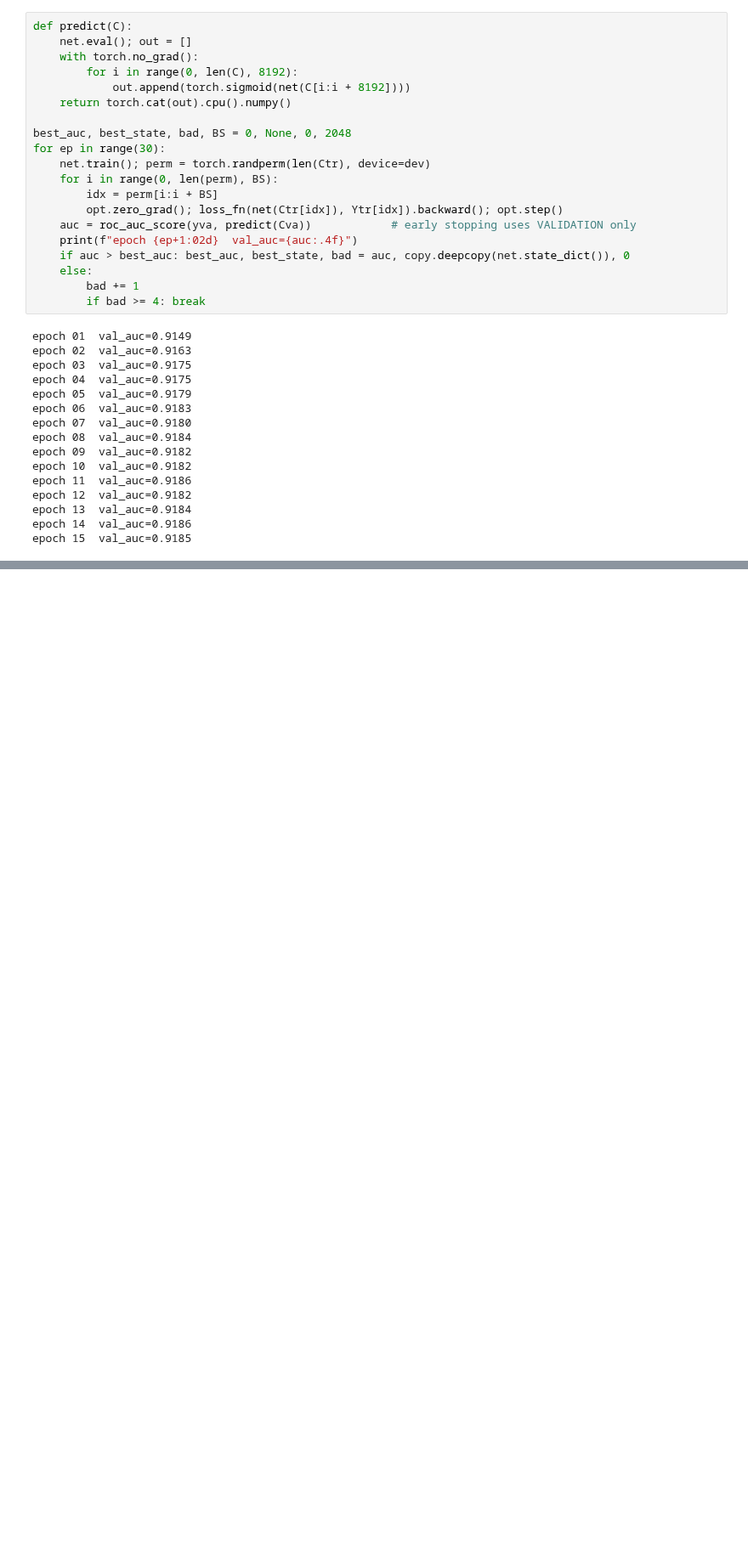
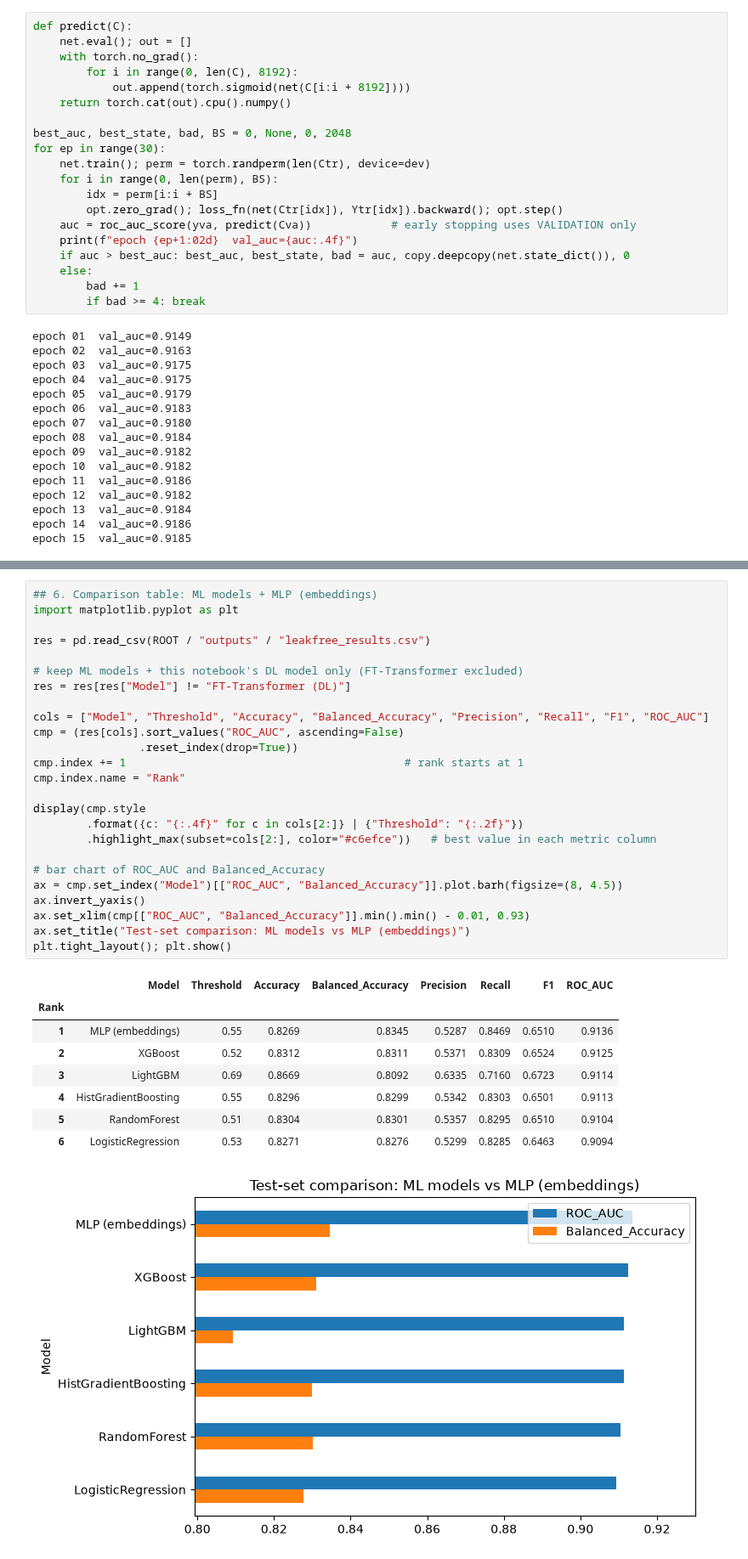
Before and after one commit to PadmasaleAravindaValli/CAPSTONE-PROJECT, a Jupyter notebook: notebooks/08_DL_MLP_Model.ipynb, the cells around one changed output, grey strips where cells are left out. Shown at 85% size. Drawn from its saved outputs; the diff is of its cells as text; blank space fills up the shorter version.

```diff
--- a/notebooks/08_DL_MLP_Model.ipynb
+++ b/notebooks/08_DL_MLP_Model.ipynb
@@ -155,0 +193,35 @@ test ROC-AUC: 0.9136
+# %%
+## 6. Comparison table: ML models + MLP (embeddings)
+import matplotlib.pyplot as plt
+
+res = pd.read_csv(ROOT / "outputs" / "leakfree_results.csv")
+
+# keep ML models + this notebook's DL model only (FT-Transformer excluded)
+res = res[res["Model"] != "FT-Transformer (DL)"]
+
+cols = ["Model", "Threshold", "Accuracy", "Balanced_Accuracy", "Precision", "Recall", "F1", "ROC_AUC"]
+cmp = (res[cols].sort_values("ROC_AUC", ascending=False)
+                .reset_index(drop=True))
+cmp.index += 1                                          # rank starts at 1
+cmp.index.name = "Rank"
+
+display(cmp.style
+        .format({c: "{:.4f}" for c in cols[2:]} | {"Threshold": "{:.2f}"})
+        .highlight_max(subset=cols[2:], color="#c6efce"))   # best value in each metric column
+
+# bar chart of ROC_AUC and Balanced_Accuracy
+ax = cmp.set_index("Model")[["ROC_AUC", "Balanced_Accuracy"]].plot.barh(figsize=(8, 4.5))
+ax.invert_yaxis()
+ax.set_xlim(cmp[["ROC_AUC", "Balanced_Accuracy"]].min().min() - 0.01, 0.93)
+ax.set_title("Test-set comparison: ML models vs MLP (embeddings)")
+plt.tight_layout(); plt.show()
+# %% [output]
+|  | Model | Threshold | Accuracy | Balanced_Accuracy | Precision | Recall | F1 | ROC_AUC |
+| Rank |  |  |  |  |  |  |  |  |
+| 1 | MLP (embeddings) | 0.55 | 0.8269 | 0.8345 | 0.5287 | 0.8469 | 0.6510 | 0.9136 |
+| 2 | XGBoost | 0.52 | 0.8312 | 0.8311 | 0.5371 | 0.8309 | 0.6524 | 0.9125 |
+| 3 | LightGBM | 0.69 | 0.8669 | 0.8092 | 0.6335 | 0.7160 | 0.6723 | 0.9114 |
+| 4 | HistGradientBoosting | 0.55 | 0.8296 | 0.8299 | 0.5342 | 0.8303 | 0.6501 | 0.9113 |
+| 5 | RandomForest | 0.51 | 0.8304 | 0.8301 | 0.5357 | 0.8295 | 0.6510 | 0.9104 |
+| 6 | LogisticRegression | 0.53 | 0.8271 | 0.8276 | 0.5299 | 0.8285 | 0.6463 | 0.9094 |
+[figure, added]
```
Also changed, not shown: parts of 5 cells of this notebook, 4 other files.
